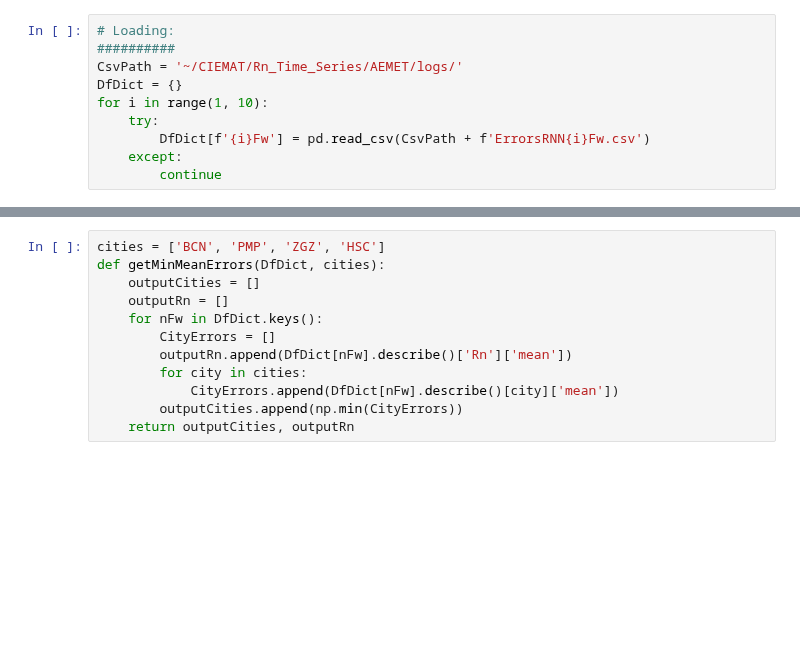
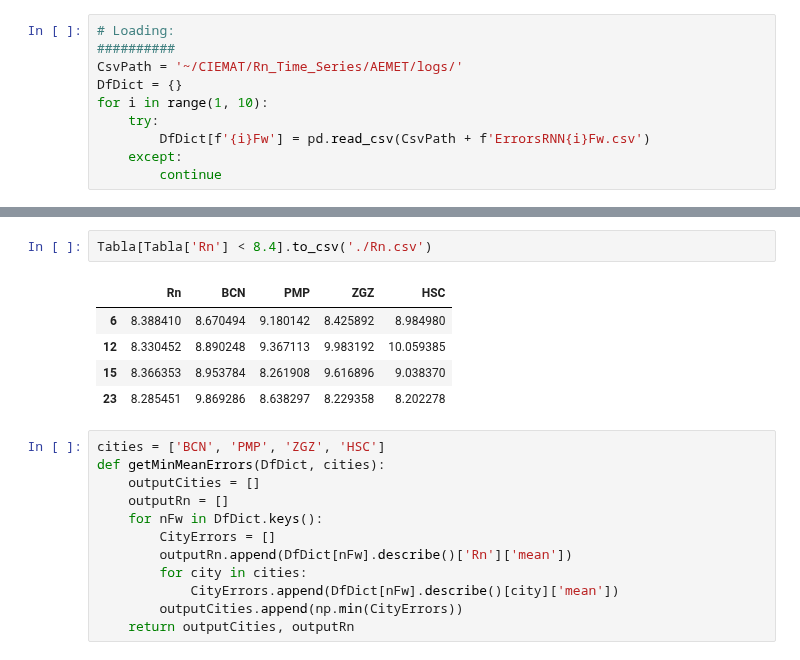
Before and after one commit to TsspGit/Rn_Time_Series, a Jupyter notebook: AEMET/Codes_Daily/Curve_Improvement.ipynb, the cells around one changed output, grey strips where cells are left out. Saved outputs shown, nothing was run; the diff lists cells and outputs as text; blank space fills up the shorter version.

```diff
--- a/AEMET/Codes_Daily/Curve_Improvement.ipynb
+++ b/AEMET/Codes_Daily/Curve_Improvement.ipynb
@@ -24,3 +34,11 @@ for i in range(1, 10):
+# %%
+Tabla[Tabla['Rn'] < 8.4].to_csv('./Rn.csv')
+# %% [output]
+|  | Rn | BCN | PMP | ZGZ | HSC |
+| 6 | 8.388410 | 8.670494 | 9.180142 | 8.425892 | 8.984980 |
+| 12 | 8.330452 | 8.890248 | 9.367113 | 9.983192 | 10.059385 |
+| 15 | 8.366353 | 8.953784 | 8.261908 | 9.616896 | 9.038370 |
+| 23 | 8.285451 | 9.869286 | 8.638297 | 8.229358 | 8.202278 |
 # %%
 cities = ['BCN', 'PMP', 'ZGZ', 'HSC']
 def getMinMeanErrors(DfDict, cities):
```
Also changed, not shown: parts of 1 cell of this notebook, 20 other files.
